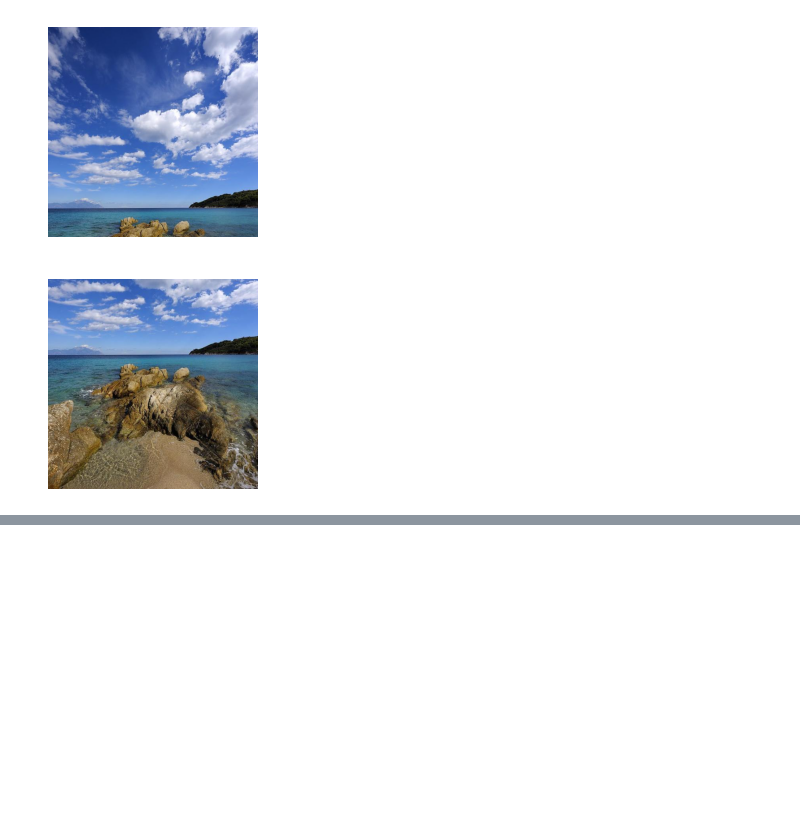
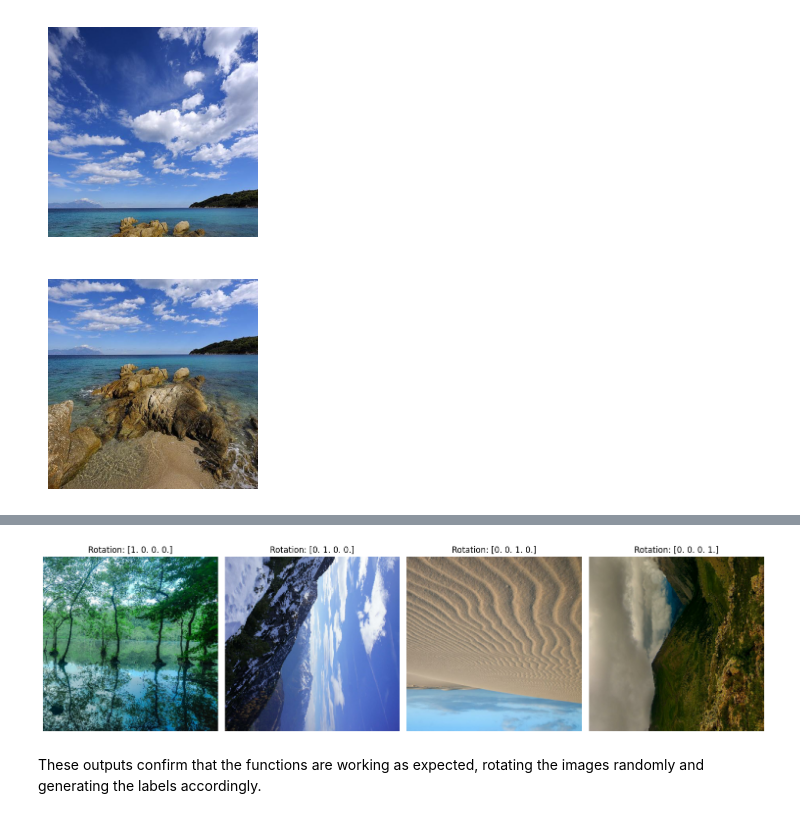
Before and after one commit to Bregaa/CNN-Based-Rotation-Correction, a Jupyter notebook: CNN_Based_Rotation_Correction.ipynb, the cells around one changed output, grey strips where cells are left out. Saved outputs shown, nothing was run; the diff lists cells and outputs as text; code cells hidden in the pictures; blank space fills up the shorter version.

Commit message:
Images preparation and augmentation (normalization, rotations, labels)

```diff
--- a/CNN_Based_Rotation_Correction.ipynb
+++ b/CNN_Based_Rotation_Correction.ipynb
@@ -19,9 +19,11 @@ import math
 import random as random
 import tensorflow as tf
 from tensorflow import keras
+from tensorflow.keras.preprocessing import image_dataset_from_directory
 
 np.random.seed(0)
 random.seed(0)
 tf.random.set_seed(0)
 keras.utils.set_random_seed(0)
 cv2.setRNGSeed(0)
+rng = np.random.default_rng(0)
@@ -57,7 +61,7 @@ if(not os.path.exists(dataset_folder)):
 
     # Get all image files in the extracted_folder
     all_images = sorted([f for f in os.listdir(extracted_folder) if os.path.isfile(os.path.join(extracted_folder, f))])
-    random.shuffle(all_images)  # Shuffle to ensure randomness
+    all_images = rng.permutation(all_images)
 
     # Calculate split sizes for 60-20-20
     total_images = len(all_images)
@@ -195,0 +206,15 @@ Number of images in test folder: 22
+# %%
+# Load the original datasets
+train_dataset = image_dataset_from_directory(
+    train_folder,
+    image_size=(300, 300),
+    batch_size=32,
+    label_mode=None  # Labels will be handled manually
+)
+
+val_dataset = image_dataset_from_directory(
+    val_folder,
+    image_size=(300, 300),
+    batch_size=32,
+    label_mode=None  # Labels will be handled manually
+)
@@ -195,0 +258,6 @@ Number of images in test folder: 22
+# %%
+# Test the result
+for images, labels in train_augmented.take(1):
+    print("Images shape:", images.shape)
+    print("Labels shape:", labels.shape)
+    print("Labels (one-hot):\n", labels.numpy())
@@ -195,0 +282,19 @@ Number of images in test folder: 22
+# %%
+indexes = [2, 9, 0, 5]  # Indexes of images to display
+
+# Set up the figure and subplots
+fig, axes = plt.subplots(1, len(indexes), figsize=(15, 5))
+
+# Plot each image with its corresponding label
+for i, idx in enumerate(indexes):
+    image_in_255 = (images[idx].numpy() * 255).astype("uint8") # Convert image back to 0-255 range and cast to uint8
+    axes[i].imshow(image_in_255)
+    axes[i].set_title(f"Rotation: {labels[idx]}")  # Display the label as the title
+    axes[i].axis("off")
+
+plt.tight_layout()
+plt.show()
+# %% [output]
+[figure, added]
+# %% [markdown]
+These outputs confirm that the functions are working as expected, rotating the images randomly and generating the labels accordingly.
```
Also changed, not shown: parts of 11 cells of this notebook.
